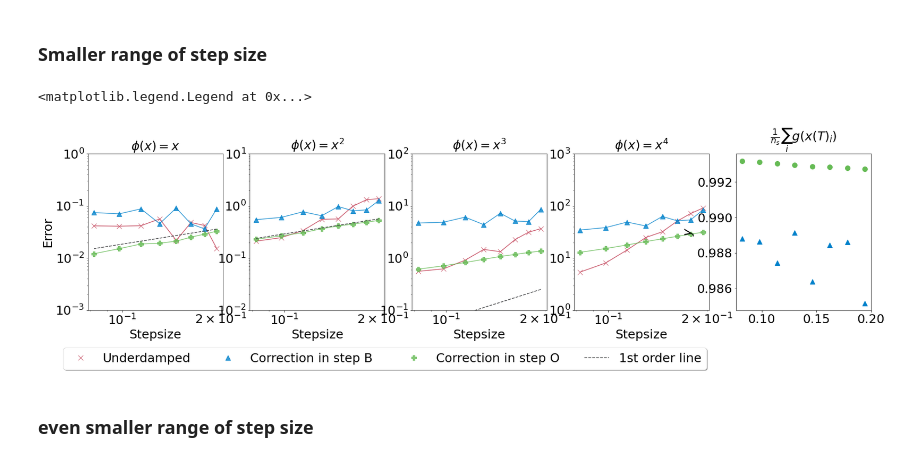
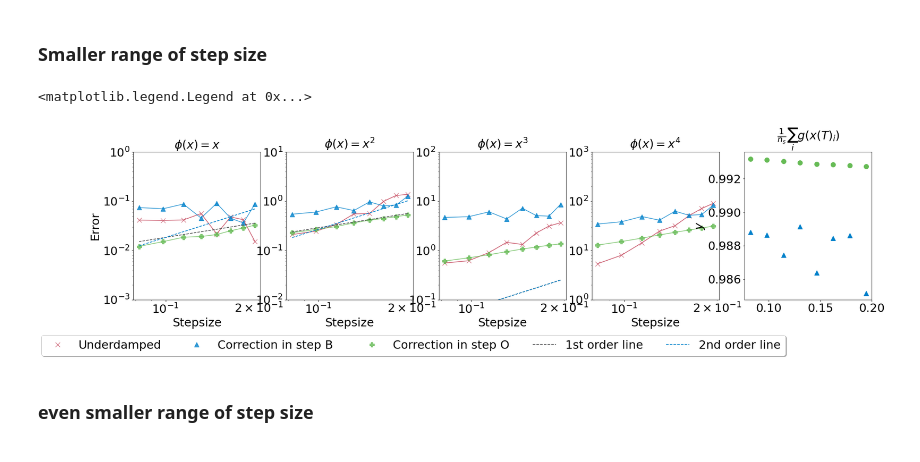
Before and after one commit to alixsleroy/Stepupyourgame, a Jupyter notebook: eddie/visualisations/Spring_plot_accuracy_eddie_29012024.ipynb, the cells around one changed output. Saved outputs shown, nothing was run; the diff lists cells and outputs as text; code cells hidden in the pictures.

Commit message:
work on order

```diff
--- a/eddie/visualisations/Spring_plot_accuracy_eddie_29012024.ipynb
+++ b/eddie/visualisations/Spring_plot_accuracy_eddie_29012024.ipynb
@@ -398,50 +398,53 @@ x = np.log10(dtlist[lb:ub])
 A = np.vstack([x, np.ones(len(x))]).T
 m, c = np.linalg.lstsq(A, np.log10((mom1_list)[lb:ub]), rcond=None)[0]
 ax1.loglog(dtlist[lb:ub], 10**(1*x + c),"--",color=myblack,label="1st order line")
+ax1.loglog(dtlist[lb:ub], 10**(2*x + c+1),"--",color=myblue,label="2nd order line")
+
 # ax1.text(dtlist[lb:ub][0]+.051,10**(m*x + c)[0]-0.00005,"$\\frac{\\Delta y}{\\Delta x}=$"+str(round(m,2)),color=myblue,rotation=0.,fontsize=font_size)
 
 x = np.log10(dtlist[lb:ub])
 A = np.vstack([x, np.ones(len(x))]).T
 m, c = np.linalg.lstsq(A, np.log10((mom2_list)[lb:ub]), rcond=None)[0]
 ax2.loglog(dtlist[lb:ub], 10**(1*x + c+0.031),"--",color=myblack) #label="$y=$"+str(round(m,2))+"$x$+"+str(round(c,2)),
-# ax2.text(dtlist[lb:ub][0]+.051,10**(m*x + c)[0]-0.00005,"$\\frac{\\Delta y}{\\Delta x}=$"+str(round(m,2)),color=myblue,rotation=0.,fontsize=font_size)
+ax2.loglog(dtlist[lb:ub], 10**(2*x + c+1),"--",color=myblue)
 
 x = np.log10(dtlist[lb:ub])
 A = np.vstack([x, np.ones(len(x))]).T
 m, c = np.linalg.lstsq(A, np.log10((mom3_list)[lb:ub]), rcond=None)[0]
 ax3.loglog(dtlist[lb:ub], 10**(2*x + c),"--",color=myblack) #label="$y=$"+str(round(m,2))+"$x$+"+str(round(c,2)),
+ax3.loglog(dtlist[lb:ub], 10**(2*x + c),"--",color=myblue)
 
 ax1.set_ylim([10**(-3),10**0]) #change to -7.5 for a=2.5
 ax2.set_ylim([10**(-2),10**1]) #change to -7.5 for a=2.5
 ax3.set_ylim([10**(-1),10**2]) #change to -7.5 for a=2.5
 ax4.set_ylim([10**(0),10**3]) #change to -7.5 for a=2.5
 
 
 #label of ]y axis
 ax1.set_title("$\\phi(x)=x$",fontsize=font_size)
 ax2.set_title("$\\phi(x)=x^2$",fontsize=font_size)
 ax3.set_title("$\\phi(x)=x^3$",fontsize=font_size)
 ax4.set_title("$\\phi(x)=x^4$",fontsize=font_size)
 
 ax5.set_title("$\\frac{1}{n_s}\\sum_{i} g(x(T)_i)$",fontsize=font_size)
 
 # label of y axis
 ax1.set_ylabel("Error",fontsize=font_size)
 # ax2.set_ylabel("Error",fontsize=font_size)
 # ax3.set_ylabel("Error",fontsize=font_size)
 ax5.set_ylabel("$y$",fontsize=font_size)
 
 # label of x axis
 ax1.set_xlabel("Stepsize",fontsize=font_size)
 ax2.set_xlabel("Stepsize",fontsize=font_size)
 ax3.set_xlabel("Stepsize",fontsize=font_size)
 ax4.set_xlabel("Stepsize",fontsize=font_size)
 
 ax1.legend(loc='upper center', bbox_to_anchor=(2.2, -0.2),fontsize=font_size,
           fancybox=True, shadow=True, ncol=5)
 # %% [output]
 <matplotlib.legend.Legend at 0x...>
-[figure, old version]
+[figure, new version]
 # %% [markdown]
 ### even smaller range of step size
 # %%
```
Also changed, not shown: parts of 1 cell of this notebook.
